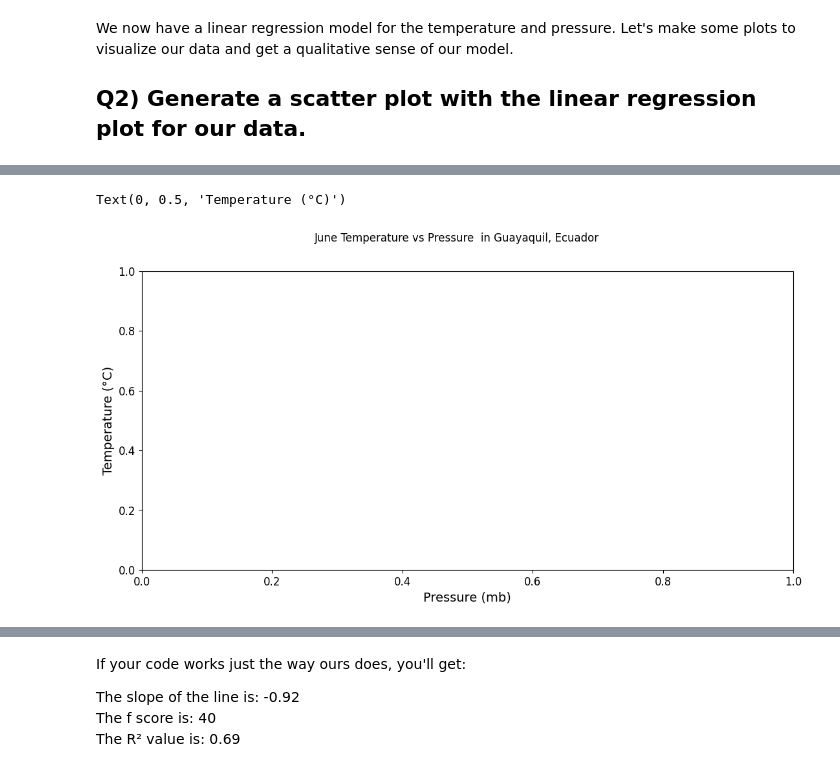
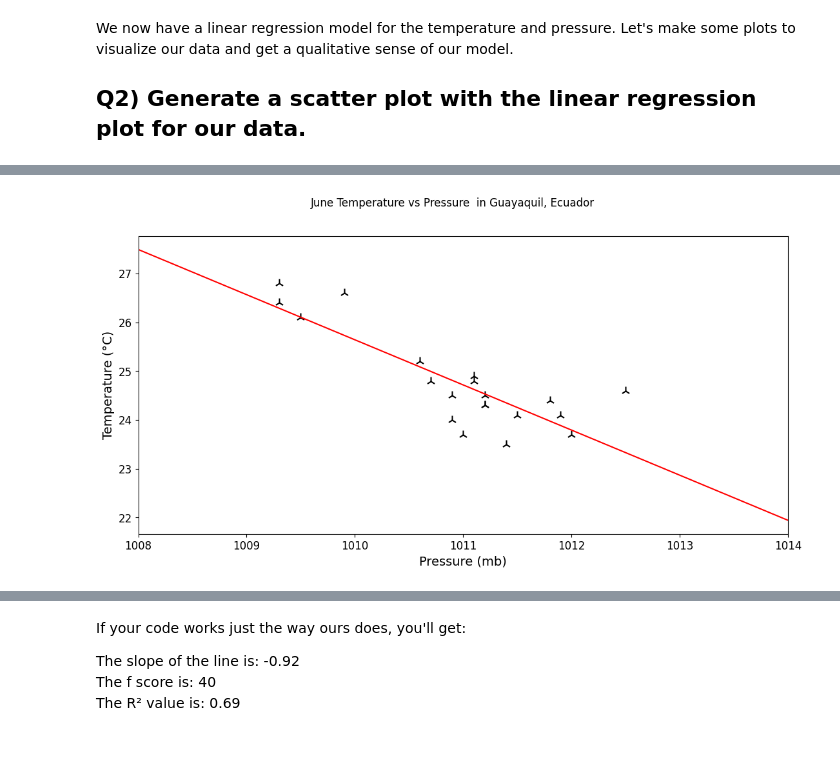
Before and after one commit to erwanBellon/2025_ML_EES, a Jupyter notebook: notebook_ml/S1_3_Statistical_Forecasting.ipynb, the cells around one changed output, grey strips where cells are left out. Cells and saved outputs as stored; diff of their text form; code cells hidden in the pictures.

```diff
--- a/notebook_ml/S1_3_Statistical_Forecasting.ipynb
+++ b/notebook_ml/S1_3_Statistical_Forecasting.ipynb
@@ -139,19 +118,44 @@ class Axes(matplotlib.axes._base._AxesBase)
 # %%
 #Instantiate a figure having size 13,6
 fig, ax = plt.subplots(figsize=(13,6))
 
 """----------------------------------------------------------------------------
 Let's start by plotting the data points from our dataset
 ----------------------------------------------------------------------------"""
 # Set figure title and axis labels
 fig.suptitle('June Temperature vs Pressure  in Guayaquil, Ecuador')
 ax.set_xlabel("Pressure (mb)")
 ax.set_ylabel("Temperature (°C)")
 
 # The colors and styles suggested below are not compulsory, but please avoid
 # using the default settings.
 # Make a scatter plot for the pressure (x) and temperature (y). Use color=black,
 # marker size = 100, and set the marker style to '2'.
+
+ax.scatter(pressure, # X values
+           temperature, # y values
+           color="black", # Color
+           s = 100, # Marker size
+           marker = "2") # Marker style
+
+
+'''----------------------------------------------------------------------------
+Now, let's plot the line we fit to the datapoints
+----------------------------------------------------------------------------'''
+# Make a 100 point numpy array between 1008 and 1014 and store it in reg_x.
+# Reshape it to (-1,1). Hint: numpy has a linear space generator
+reg_x = np.linspace(1008,1014,100).reshape(-1,1) # Reshape to row=sample, col=feature
+
+# Let's produce a set of predictions from our linear space array.
+reg_y = lin_reg.predict(reg_x)
+
+# Let's plot the regression line using reg_x and reg_y. Set the color to red and
+# the linewidth to 1.5
+ax.plot(reg_x, # X
+        reg_y, # y
+        color = "red", # Color
+        linewidth = 1.5) # Linewidth
+
+ax.autoscale(axis='x', tight=True)
 # %% [output]
-Text(0, 0.5, 'Temperature (°C)')
-[figure, old version]
+[figure, new version]
```
Also changed, not shown: parts of 7 cells of this notebook.
